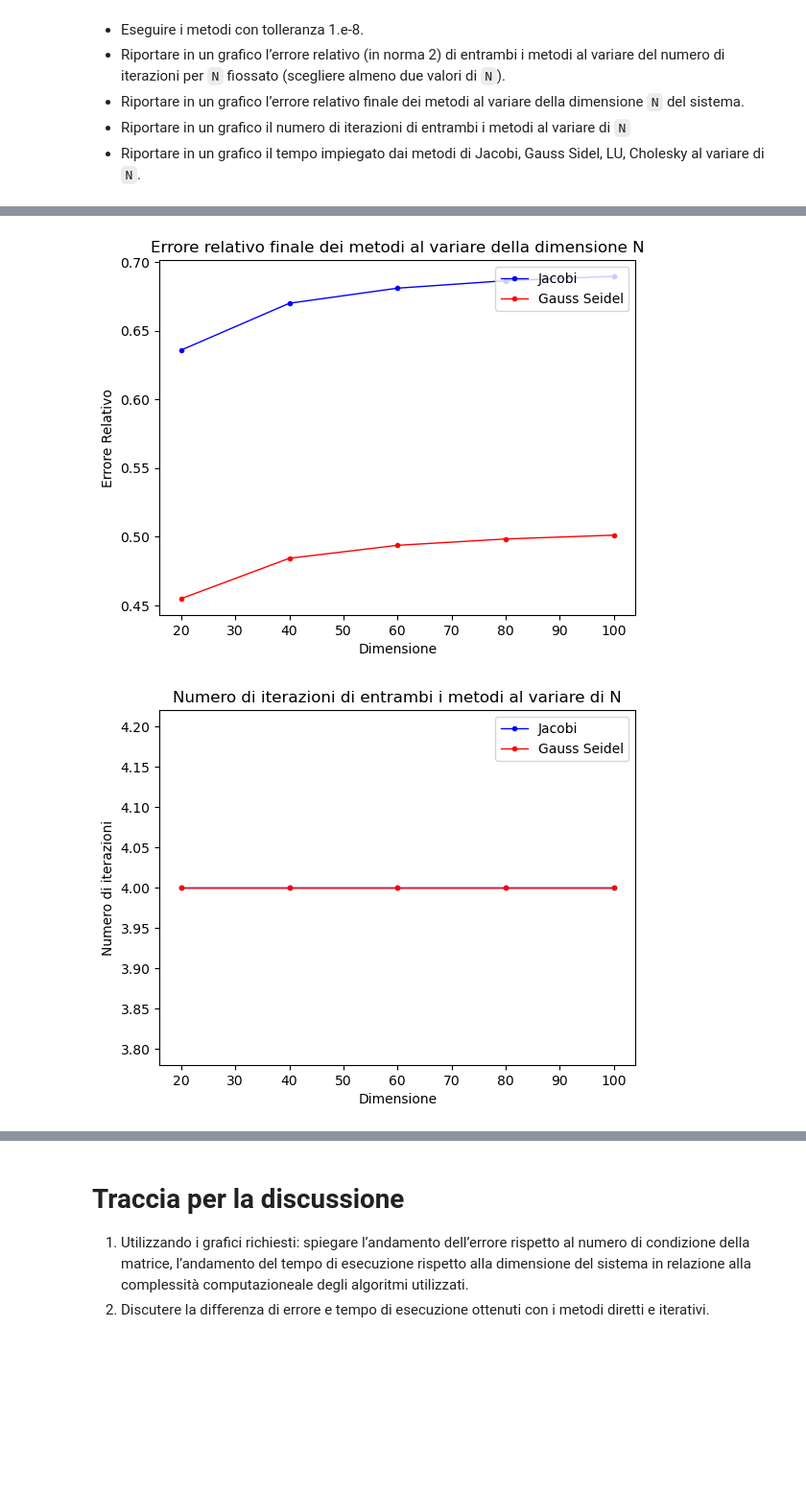
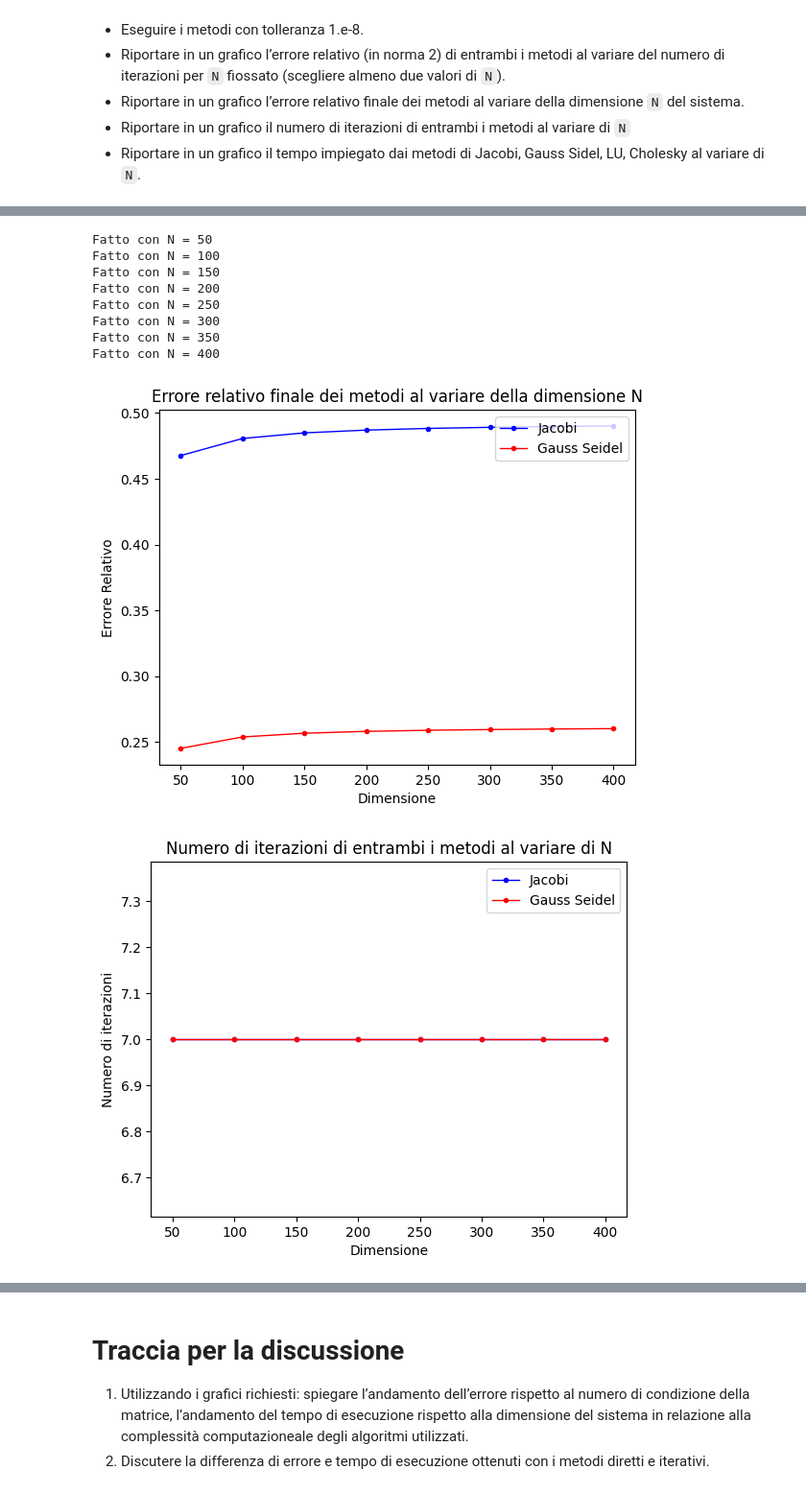
Before and after one commit to konova8/calcolonumerico-02023, a Jupyter notebook: LAB/Lab2_CN.ipynb, the cells around one changed output, grey strips where cells are left out. Shown at 96% size. Cells and saved outputs as stored; diff of their text form; code cells hidden in the pictures; blank space fills up the shorter version.

```diff
--- a/LAB/Lab2_CN.ipynb
+++ b/LAB/Lab2_CN.ipynb
@@ -149,12 +159,14 @@ Test
 - Riportare in un grafico il numero di iterazioni di entrambi i metodi al variare di `N`
 - Riportare in un grafico il tempo impiegato dai metodi di Jacobi, Gauss Sidel, LU, Cholesky al variare di `N`.
 # %%
+from multiprocessing.connection import wait
 import numpy as np
 import scipy.linalg as LA
 import matplotlib.pyplot as plt
+import time
 
 # Metodo tramite prodotto di matrici
-def Jacobi(A, b, x0, maxit, tol, xTrue, Minv, N):
+def Jacobi(A, b, x0, maxit, tol, xTrue):
     n = np.size(x0)
     ite = 0
     x = np.copy(x0)
@@ -164,10 +176,9 @@ def Jacobi(A, b, x0, maxit, tol, xTrue, Minv, N):
     relErr[0] = np.linalg.norm(xTrue - x0) / np.linalg.norm(xTrue)
     while (ite < maxit-1 and norma_it > tol):
         x_old = np.copy(x)
-        x = Minv @ N @ x_old + Minv @ b
-        '''for i in range(0, n):
+        for i in range(0, n):
             x[i] = (b[i] - sum([A[i, j] * x_old[j] for j in range(0, i)]) - sum([A[i, j] * x_old[j] for j in range(i + 1, n)])) / A[i, i]
-            #x[i] = (b[i] - np.dot(A[i, 0:i], x_old[0:i]) - np.dot(A[i, i+1:n], x_old[i+1:n])) / A[i, i]'''
+            #x[i] = (b[i] - np.dot(A[i, 0:i], x_old[0:i]) - np.dot(A[i, i+1:n], x_old[i+1:n])) / A[i, i]
         ite = ite + 1
         norma_it = np.linalg.norm(x_old - x) / np.linalg.norm(x_old)
         relErr[ite] = np.linalg.norm(xTrue - x) / np.linalg.norm(xTrue)
@@ -176,7 +187,7 @@ def Jacobi(A, b, x0, maxit, tol, xTrue, Minv, N):
     errIter = errIter[:ite]
     return [x, ite, relErr, errIter]
 
-def GaussSeidel(A,b,x0,maxit,tol, xTrue, Minv, N):
+def GaussSeidel(A,b,x0,maxit,tol, xTrue):
     n = np.size(x0)
     ite = 0
     x = np.copy(x0)
@@ -186,10 +197,9 @@ def GaussSeidel(A,b,x0,maxit,tol, xTrue, Minv, N):
     relErr[0] = np.linalg.norm(xTrue - x0) / np.linalg.norm(xTrue)
     while (ite < maxit-1 and norma_it > tol):
         x_old = np.copy(x)
-        x = Minv @ N @ x_old + Minv @ b
-        '''for i in range(0, n):
+        for i in range(0, n):
             x[i] = (b[i] - sum([A[i, j] * x[j] for j in range(0, i)]) - sum([A[i, j] * x_old[j] for j in range(i + 1, n)])) / A[i, i]
-            #x[i] = (b[i] - np.dot(A[i, 0:i], x[0:i]) - np.dot(A[i, i+1:n], x_old[i+1:n])) / A[i, i]'''
+            #x[i] = (b[i] - np.dot(A[i, 0:i], x[0:i]) - np.dot(A[i, i+1:n], x_old[i+1:n])) / A[i, i]
         ite = ite + 1
         norma_it = np.linalg.norm(x_old - x) / np.linalg.norm(x_old)
         relErr[ite] = np.linalg.norm(xTrue - x) / np.linalg.norm(xTrue)
@@ -231,13 +241,13 @@ for N in Nlist:
     if (raggSpeJac > 1):
         print('Matrice non convergente per Jacobi, raggio spettrale di Dinv * (E + F) =', raggSpeJac)
     else:
-        (xJacobi, kJacobi, relErrJacobi, errIterJacobi) = Jacobi(A, b, x0, ite_J, tol, xTrue, Dinv, E+F)
+        (xJacobi, kJacobi, relErrJacobi, errIterJacobi) = Jacobi(A, b, x0, ite_J, tol, xTrue)
         rangeJacobi = range (0, kJacobi)
         plt.plot(rangeJacobi, relErrJacobi, label='Jacobi', color='blue', linewidth=1, marker='.')
     if (raggSpeGS > 1):
         print('Matrice non convergente per Gauss, raggio spettrale di (D - E)^-1 * F =', raggSpeJac)
     else:
-        (xGS, kGS, relErrGS, errIterGS) = GaussSeidel(A, b, x0, ite_GS, tol, xTrue, DmEinv, F)
+        (xGS, kGS, relErrGS, errIterGS) = GaussSeidel(A, b, x0, ite_GS, tol, xTrue)
         rangeGS = range(0, kGS)
         plt.plot(rangeGS, relErrGS, label='GaussSeidel', color='blue', linewidth=1, marker='.')
 
@@ -250,13 +260,19 @@ for N in Nlist:
 ########################################################################################################################
 # Comportamento al variare di N
 
-dim = np.arange(start=20, stop=101, step=20)
+dim = np.arange(start=50, stop=401, step=50)
 
 ErrRelF_J = np.zeros(np.size(dim))
 ErrRelF_GS = np.zeros(np.size(dim))
 
 ite_J = np.zeros(np.size(dim))
 ite_GS = np.zeros(np.size(dim))
+
+tempoImpiegato_J = np.zeros(np.size(dim))
+tempoImpiegato_GS = np.zeros(np.size(dim))
+tempoImpiegato_Cho = np.zeros(np.size(dim))
+tempoImpiegato_LU = np.zeros(np.size(dim))
+
 tol = 1e-8
 
 i = 0
@@ -288,19 +304,37 @@ for n in dim:
         print('Matrice non convergente per Jacobi, raggio spettrale di Dinv * (E + F) =', raggSpeJac)
         ErrRelF_J[i] = -1
         ite_J[i] = -1
+        tempoImpiegato_J[i] = -1
     else:
-        (xJacobi, kJacobi, relErrJacobi, errIterJacobi) = Jacobi(A, b, x0, ite_J.size, tol, xTrue, Dinv, (E+F))
+        start_time = time.time()
+        (xJacobi, kJacobi, relErrJacobi, errIterJacobi) = Jacobi(A, b, x0, ite_J.size, tol, xTrue)
+        tempoImpiegato_J[i] = time.time() - start_time
         ite_J[i] = kJacobi
         ErrRelF_J[i] = relErrJacobi[-1]
     if (raggSpeGS > 1):
         print('Matrice non convergente per Gauss, raggio spettrale di (D - E)^-1 * F =', raggSpeJac)
         ErrRelF_GS[i] = -1
         ite_GS[i]= -1
+        tempoImpiegato_GS[i] = -1
     else:
-        (xGS, kGS, relErrGS, errIterGS) = GaussSeidel(A, b, x0, ite_GS.size, tol, xTrue, DmEinv, F)
+        start_time = time.time()
+        (xGS, kGS, relErrGS, errIterGS) = GaussSeidel(A, b, x0, ite_GS.size, tol, xTrue)
+        tempoImpiegato_GS[i] = time.time() - start_time
         ite_GS[i]= kGS
         ErrRelF_GS[i] = relErrGS[-1]
 
+    start_time = time.time()
+    L = LA.cholesky(A, lower = True)
+    y = LA.solve(L, b, lower = True)
+    my_x = LA.solve(L.T, y, lower = False)
+    tempoImpiegato_Cho[i] = time.time() - start_time
+
+    start_time = time.time()
+    lu, piv = LA.lu_factor(A)
+    my_x = LA.lu_solve((lu, piv), b)
+    tempoImpiegato_LU[i] = time.time() - start_time
+
+    print('Fatto con N =', dim[i])
     i = i+1
 
 
@@ -323,4 +357,17 @@ plt.xlabel('Dimensione')
 plt.ylabel('Numero di iterazioni')
 plt.title('Numero di iterazioni di entrambi i metodi al variare di N')
 plt.show()
+
+# Tempo per ogni metodo al variare della dimensione N
+plt.figure()
+plt.plot(dim, tempoImpiegato_J, label='Jacobi', color='blue', linewidth=1, marker='.')
+plt.plot(dim, tempoImpiegato_GS, label='Gauss Seidel', color = 'red', linewidth=1, marker='.' )
+plt.plot(dim, tempoImpiegato_Cho, label='Cholensky', color = 'green', linewidth=1, marker='.' )
+plt.plot(dim, tempoImpiegato_LU, label='Fattorizzazione LU', color = 'yellow', linewidth=1, marker='.' )
+plt.legend(loc='upper right')
+plt.ylabel('Tempo impiegato')
+plt.xlabel('Dimensione')
+plt.yscale('log')
+plt.title('Tempo impiegato al variare di N')
+plt.show()
 # %% [output]
@@ -331,2 +378,10 @@ plt.show()
+Fatto con N = 50
+Fatto con N = 100
+Fatto con N = 150
+Fatto con N = 200
+Fatto con N = 250
+Fatto con N = 300
+Fatto con N = 350
+Fatto con N = 400
-[figure, old version]
+[figure, new version]
-[figure, old version]
+[figure, new version]
```
Also changed, not shown: parts of 2 cells of this notebook.
